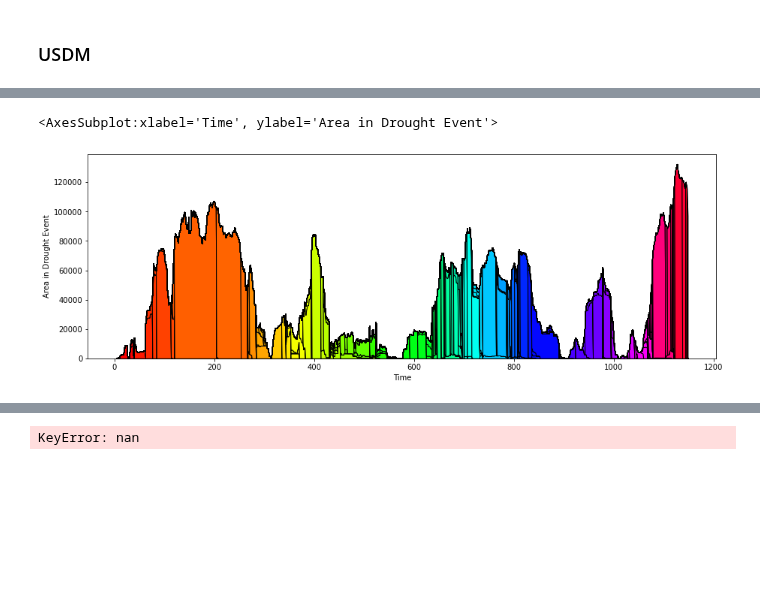
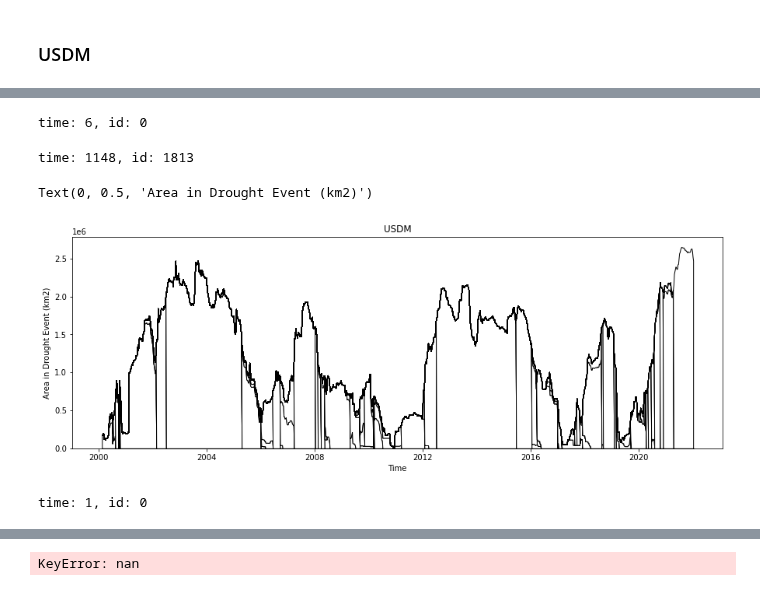
Before and after one commit to UW-Hydro/drought_impact, a Jupyter notebook: notebooks/analysis/drought_tracks/drought_track_results.ipynb, the cells around one changed output, grey strips where cells are left out. Drawn from its saved outputs; the diff is of its cells as text; code cells hidden in the pictures; blank space fills up the shorter version.

```diff
--- a/notebooks/analysis/drought_tracks/drought_track_results.ipynb
+++ b/notebooks/analysis/drought_tracks/drought_track_results.ipynb
@@ -639,2 +647,4 @@ for t_track, s_track in zip(usdm_dtd['t'], usdm_dtd['s']):
 # %%
 usdm_dnet = dnet.DroughtNetwork.unpickle(f"/pool0/home/steinjao/data/drought/drought_impact/data/drought_measures/ndrought_products/CONUS_105W/individual_dnet/USDM_net_{exp_tag}.pickle")
+# %%
+paired_ds = xr.open_dataset('/pool0/home/steinadi/data/drought/drought_impact/data/drought_measures/ndrought_products/CONUS_105W/paired_ds/usdm_spi_paired.nc')
@@ -641,7 +653,20 @@ usdm_dnet = dnet.DroughtNetwork.unpickle(f"/pool0/home/steinjao/data/drought/dro
+# %%
+usdm_dnet.nodes[0]
+# %% [output]
+time: 6, id: 0
+# %%
+usdm_dnet.nodes[-1]
+# %% [output]
+time: 1148, id: 1813
+# %%
+cmap = mpl.colors.ListedColormap('white')
 # %%
 fig, ax = plt.subplots(figsize=(15,5))
 
-usdm_dnet.stacked_events_plot(edgecolor='k', ax=ax)
+usdm_dnet.stacked_events_plot(edgecolor='k', ax=ax, times=paired_ds['USDM Date'].values[6:], cmap=cmap, area_scalar=18.1)
+fig.set_facecolor('w')
+ax.set_title('USDM')
+ax.set_ylabel('Area in Drought Event (km2)')
 # %% [output]
-<AxesSubplot:xlabel='Time', ylabel='Area in Drought Event'>
+Text(0, 0.5, 'Area in Drought Event (km2)')
-[figure, old version]
+[figure, new version]
@@ -647,0 +675,4 @@ usdm_dnet.stacked_events_plot(edgecolor='k', ax=ax)
+# %%
+spi30d_dnet.nodes[0]
+# %% [output]
+time: 1, id: 0
```
Also changed, not shown: parts of 59 cells of this notebook, 32 other files.
